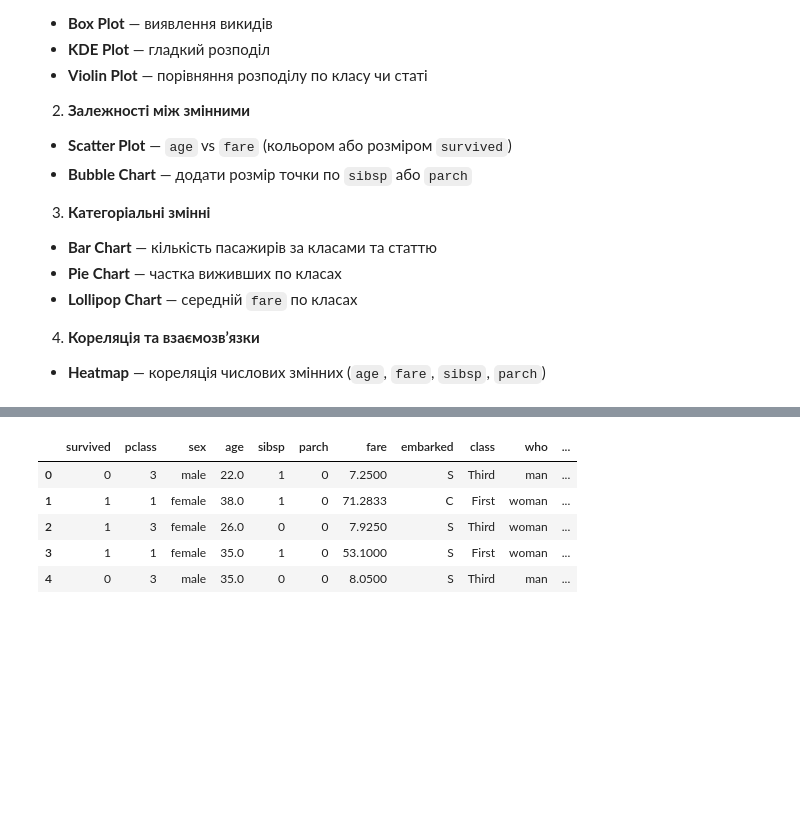
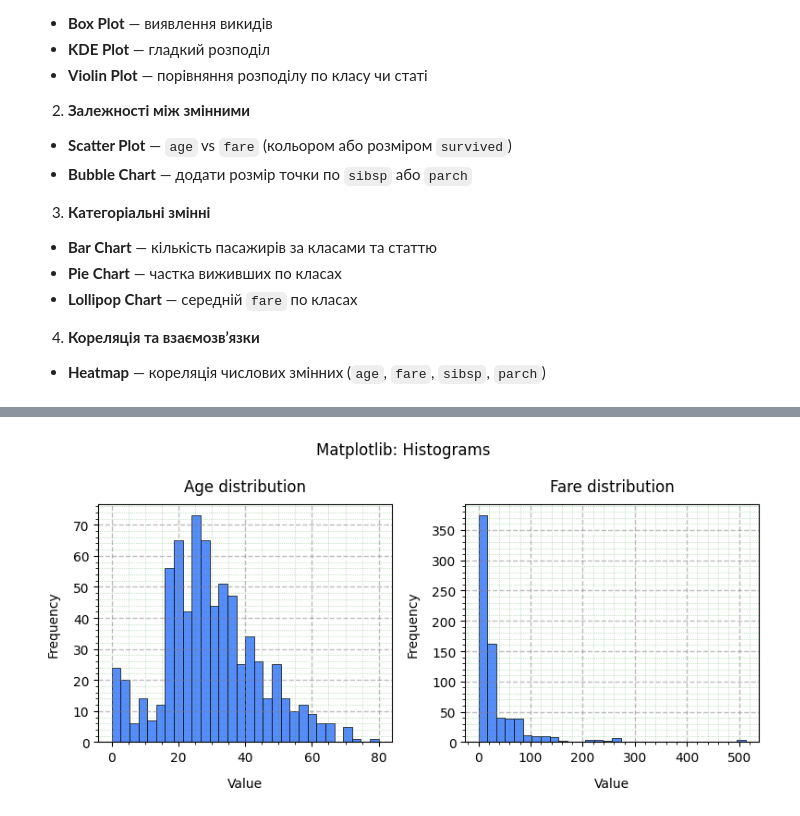
Before and after one commit to BogdanPinchuk/DataScience-PBY_HW8, a Jupyter notebook: Bohdan_Pinchuk_DS_HW8.ipynb, the cells around one changed output, grey strips where cells are left out. Drawn from its saved outputs; the diff is of its cells as text; code cells hidden in the pictures; blank space fills up the shorter version.

Commit message:
[Homework8] - implemented histograms

```diff
--- a/Bohdan_Pinchuk_DS_HW8.ipynb
+++ b/Bohdan_Pinchuk_DS_HW8.ipynb
@@ -97,15 +96,53 @@ display(ds_data.head())
-# %%
-import seaborn as sns
-
-# Input data
-
-# Solution
-titanic = ds_data.copy()
-titanic.head()
-# %% [output]
-|  | survived | pclass | sex | age | sibsp | parch | fare | embarked | class | who | ... |
-| 0 | 0 | 3 | male | 22.0 | 1 | 0 | 7.2500 | S | Third | man | ... |
-| 1 | 1 | 1 | female | 38.0 | 1 | 0 | 71.2833 | C | First | woman | ... |
-| 2 | 1 | 3 | female | 26.0 | 0 | 0 | 7.9250 | S | Third | woman | ... |
-| 3 | 1 | 1 | female | 35.0 | 1 | 0 | 53.1000 | S | First | woman | ... |
-| 4 | 0 | 3 | male | 35.0 | 0 | 0 | 8.0500 | S | Third | man | ... |
+# %%
+# Числові змінні
+
+# Input data
+ages_col_name = "age"
+fares_col_name = "fare"
+
+# Solution
+titanic = ds_data.copy()
+
+# Extracting and cleaning data
+ages_and_fares = titanic[[ages_col_name, fares_col_name]].dropna()
+ages_and_fares[ages_col_name] = ages_and_fares[ages_col_name].round().astype(int)
+ages_and_fares[fares_col_name] = ages_and_fares[fares_col_name].round(2).astype(float)
+
+# Extracting and cleaning data
+ages = ages_and_fares[ages_col_name].values
+fares = ages_and_fares[fares_col_name].values
+# %%
+# Graphic results - Histograms - Matplotlib
+
+import matplotlib.pyplot as plt
+
+# Input data
+n_bins = 30
+
+# Solution
+_, axes = plt.subplots(1, 2, figsize=(8, 4))
+
+ax = axes[0]
+ax.hist(ages, bins=n_bins, edgecolor="black", linewidth=0.5)
+ax.grid(axis='both', visible=True, which='major', ls='--', linewidth=1.0, color='tab:gray')
+ax.minorticks_on()
+ax.grid(axis='both', visible=True, which='minor', ls=':', linewidth=0.5, color='tab:green')
+ax.set_title("Age distribution", pad=10, loc='center', color='black')
+ax.set_xlabel("Value", labelpad=10, loc='center', color='black')
+ax.set_ylabel("Frequency", labelpad=10, loc='center', color='black')
+
+ax = axes[1]
+ax.hist(fares, bins=n_bins, edgecolor="black", linewidth=0.5)
+ax.grid(axis='both', visible=True, which='major', ls='--', linewidth=1.0, color='tab:gray')
+ax.minorticks_on()
+ax.grid(axis='both', visible=True, which='minor', ls=':', linewidth=0.5, color='tab:green')
+ax.set_title("Fare distribution", pad=10, loc='center', color='black')
+ax.set_xlabel("Value", labelpad=10, loc='center', color='black')
+ax.set_ylabel("Frequency", labelpad=10, loc='center', color='black')
+
+plt.suptitle('Matplotlib: Histograms')
+
+plt.tight_layout()
+plt.show()
+# %% [output]
+[figure, added]
```
Also changed, not shown: parts of 3 cells of this notebook.
